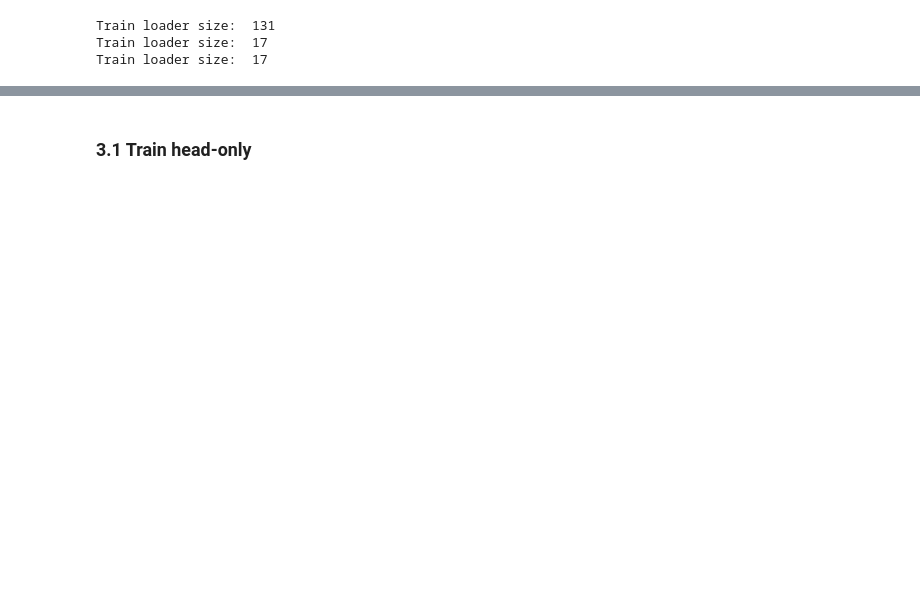
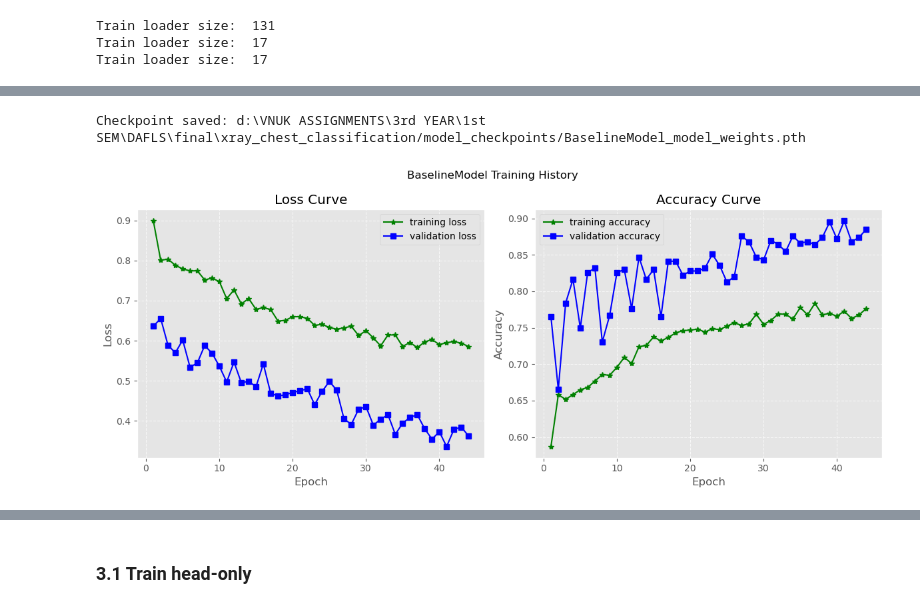
Before and after one commit to DangCongKhai/xray_chest_classification, a Jupyter notebook: main.ipynb, the cells around one changed output, grey strips where cells are left out. Drawn from its saved outputs; the diff is of its cells as text; code cells hidden in the pictures; blank space fills up the shorter version.

Commit message:
feat: run BaselineCNN and SimpleEfficientNet

```diff
--- a/main.ipynb
+++ b/main.ipynb
@@ -125,0 +151,5 @@ for i in range(9):
+# %%
+NUM_EPOCHS = 30
+LR = 1e-3
+PATIENCE = 5
+MODEL_NAME = "BaselineModel"
@@ -125,0 +170,32 @@ for i in range(9):
+# %%
+baseline_model = baseline_model.to(device=DEVICE)
+optimizer = torch.optim.Adam(params=baseline_model.parameters(), lr=LR)
+criterion = nn.CrossEntropyLoss()
+# %%
+MODEL_SAVED_PATH = f"{project_root}/model_checkpoints/best_{MODEL_NAME}.pth"
+history['MODEL_SAVED_PATH'] = MODEL_SAVED_PATH
+early_stopping = EarlyStopping(
+    model_checkpoint=MODEL_SAVED_PATH, patience=PATIENCE, mode='max')
+# %%
+for epoch in range(NUM_EPOCHS):
+    # Train & Evaluate
+    train_loss, train_acc = train_one_epoch(baseline_model, train_loader, criterion, optimizer, DEVICE)
+    valid_loss, valid_acc = evaluate(baseline_model, val_loader, criterion, DEVICE)
+
+    print(f"[{epoch + 1}/{NUM_EPOCHS}] train_acc: {train_acc:.4f} - train_loss: {train_loss:.4f} - valid_acc: {valid_acc:.4f} - valid_loss: {valid_loss:.4f}")
+
+    # Metrics record
+    history['train_losses'].append(train_loss)
+    history['val_losses'].append(valid_loss)
+    history['train_accuracy'].append(train_acc)
+    history['val_accuracy'].append(valid_acc)
+
+    should_stop, best_score, best_epoch = early_stopping.should_stop(
+        baseline_model, optimizer=optimizer, epoch=epoch, score=valid_acc)
+    if should_stop:
+        print(f"[Early Stopping]: Stop at epoch {epoch + 1} - Best epoch: {best_epoch} - Best score: {best_score}")
+
+    history['best_accuracy'] = best_score
+    history['best_epoch'] = best_epoch
+
+    print(f"\t- [current best] epoch: {history['best_epoch']} - acc: {history['best_accuracy']:.4f}\n")
@@ -125,0 +232,13 @@ for i in range(9):
+# %%
+MODEL_SAVED = f"{project_root}/model_checkpoints/{MODEL_NAME}_model_weights.pth"
+save_checkpoint(baseline_model, optimizer, MODEL_SAVED)
+# %% [output]
+Checkpoint saved: d:\VNUK ASSIGNMENTS\3rd YEAR\1st SEM\DAFLS\final\xray_chest_classification/model_checkpoints/BaselineModel_model_weights.pth
+# %%
+SAVE_PATH = f"{project_root}/results/{MODEL_NAME}"
+plot_history(
+    history,
+    title=f"{MODEL_NAME} Training History",
+    save_path=f"{SAVE_PATH}.png")
+# %% [output]
+[figure, added]
```
Also changed, not shown: parts of 43 cells of this notebook.
